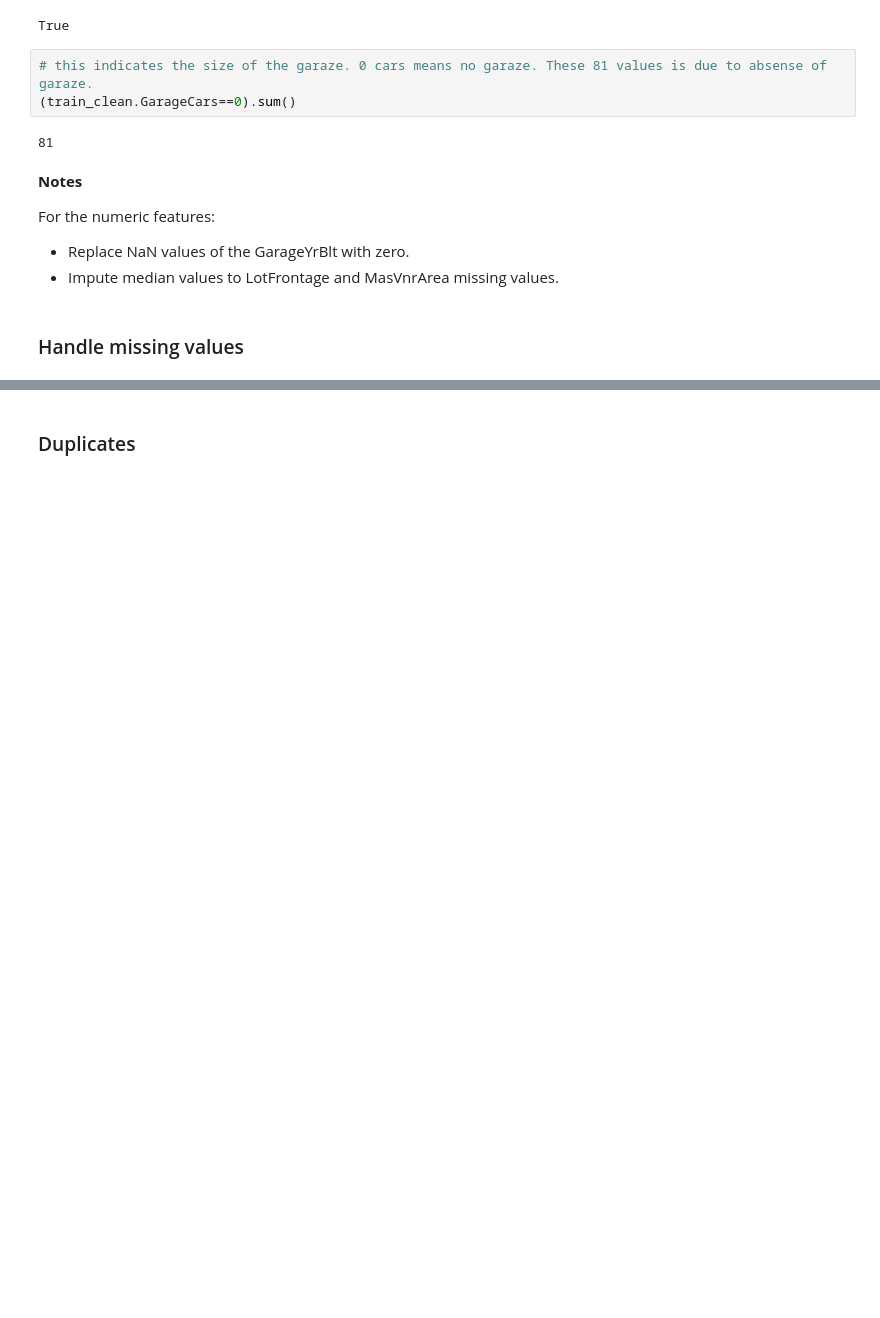
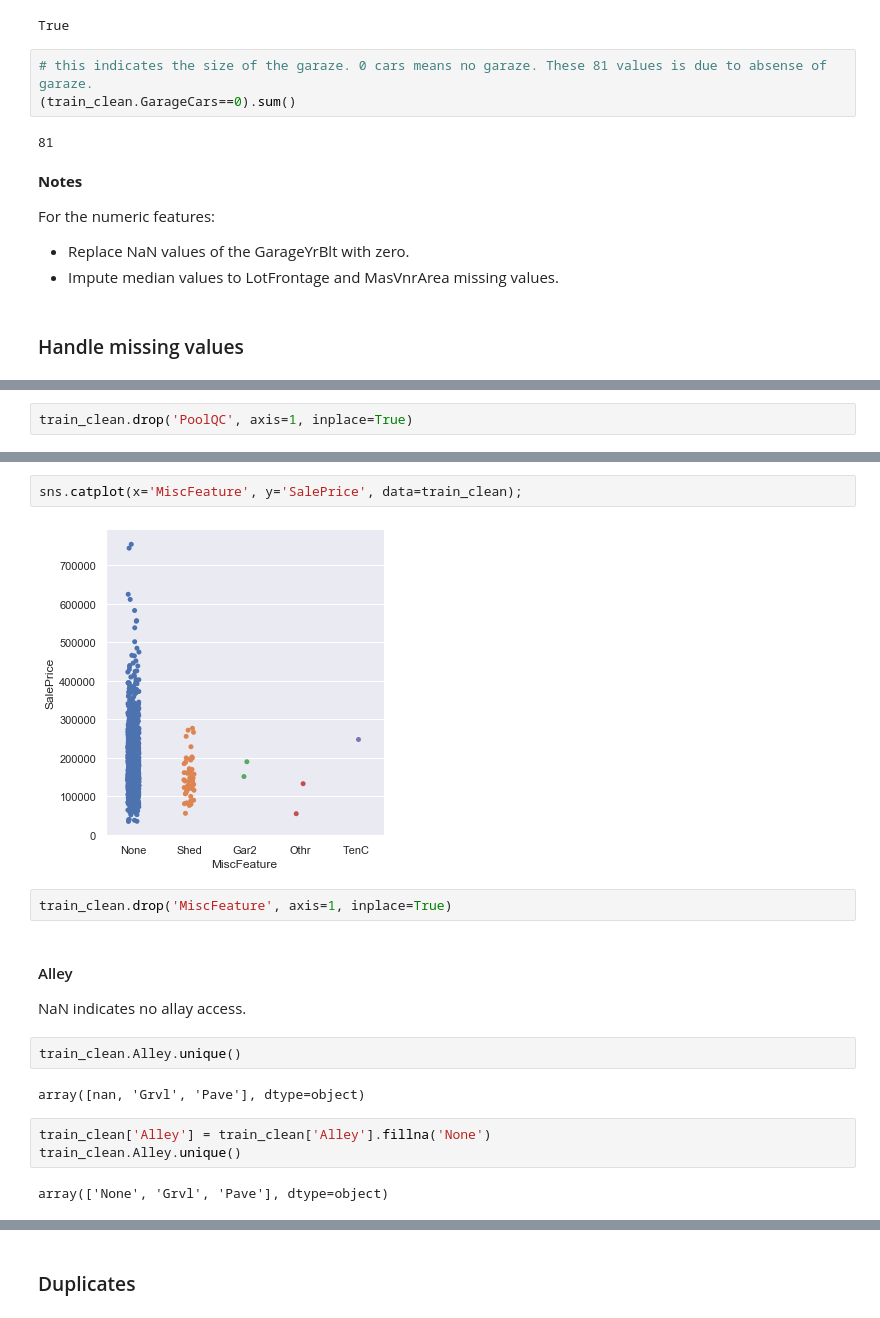
Before and after one commit to gepallas/ML_House_Prices, a Jupyter notebook: HousePricesEDA.ipynb, the cells around one changed output, grey strips where cells are left out. Saved outputs shown, nothing was run; the diff lists cells and outputs as text; blank space fills up the shorter version.

```diff
--- a/HousePricesEDA.ipynb
+++ b/HousePricesEDA.ipynb
@@ -305,0 +308,2 @@ For the numeric features:
+# %%
+train_clean.drop('PoolQC', axis=1, inplace=True)
@@ -305,0 +323,19 @@ For the numeric features:
+# %%
+sns.catplot(x='MiscFeature', y='SalePrice', data=train_clean);
+# %% [output]
+[figure, added]
+# %%
+train_clean.drop('MiscFeature', axis=1, inplace=True)
+# %% [markdown]
+#### Alley
+
+NaN indicates no allay access.
+# %%
+train_clean.Alley.unique()
+# %% [output]
+array([nan, 'Grvl', 'Pave'], dtype=object)
+# %%
+train_clean['Alley'] = train_clean['Alley'].fillna('None')
+train_clean.Alley.unique()
+# %% [output]
+array(['None', 'Grvl', 'Pave'], dtype=object)
```
Also changed, not shown: parts of 48 cells of this notebook.
